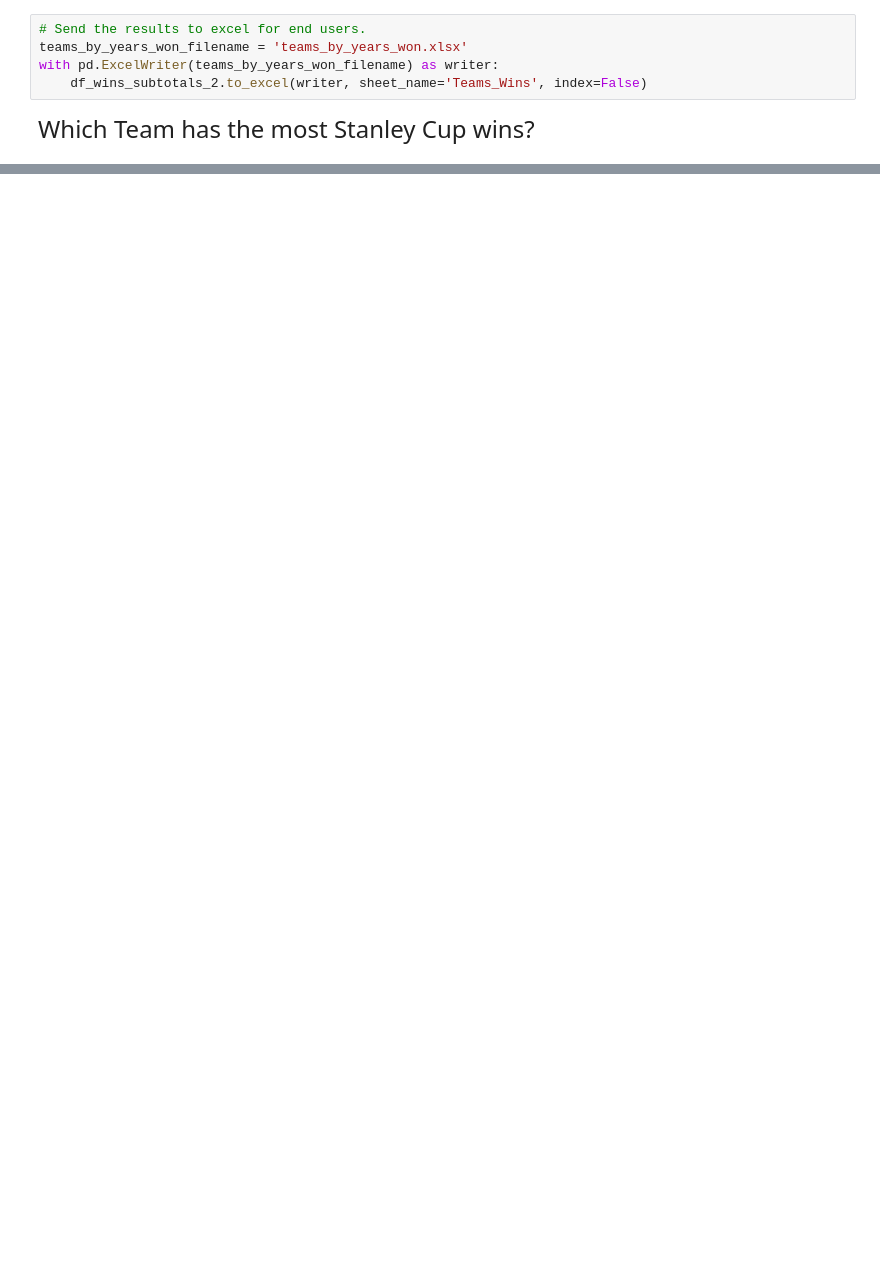
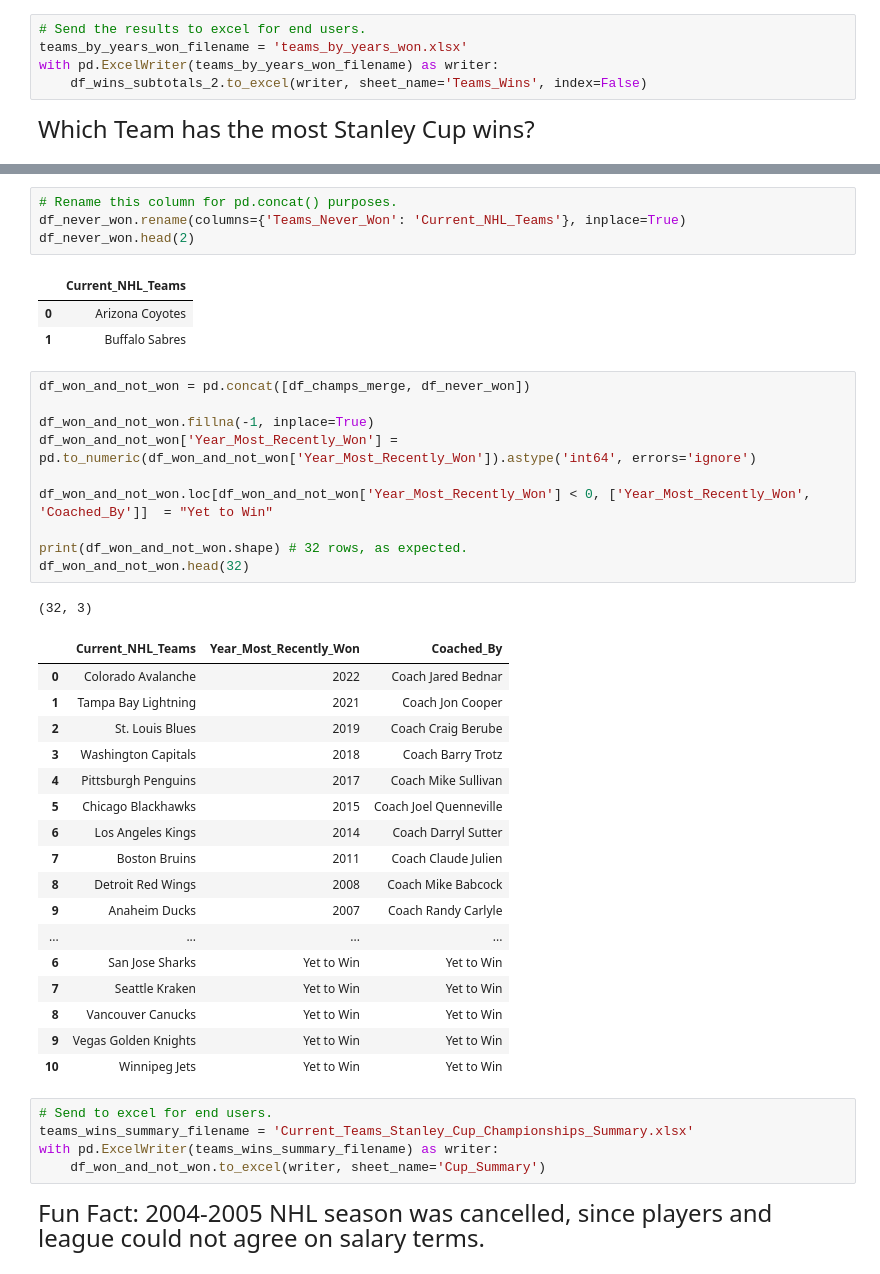
Before and after one commit to Vazquez-Michael-V/NHL_Stats, a Jupyter notebook: nhl_stats_data.ipynb, the cells around one changed output, grey strips where cells are left out. Saved outputs shown, nothing was run; the diff lists cells and outputs as text; blank space fills up the shorter version.

```diff
--- a/nhl_stats_data.ipynb
+++ b/nhl_stats_data.ipynb
@@ -159,0 +299,44 @@ df_current_teams.head(5)
+# %%
+# Rename this column for pd.concat() purposes.
+df_never_won.rename(columns={'Teams_Never_Won': 'Current_NHL_Teams'}, inplace=True)
+df_never_won.head(2)
+# %% [output]
+|  | Current_NHL_Teams |
+| 0 | Arizona Coyotes |
+| 1 | Buffalo Sabres |
+# %%
+df_won_and_not_won = pd.concat([df_champs_merge, df_never_won])
+
+df_won_and_not_won.fillna(-1, inplace=True)
+df_won_and_not_won['Year_Most_Recently_Won'] = pd.to_numeric(df_won_and_not_won['Year_Most_Recently_Won']).astype('int64', errors='ignore')
+
+df_won_and_not_won.loc[df_won_and_not_won['Year_Most_Recently_Won'] < 0, ['Year_Most_Recently_Won', 'Coached_By']]  = "Yet to Win"
+
+print(df_won_and_not_won.shape) # 32 rows, as expected.
+df_won_and_not_won.head(32)
+# %% [output]
+(32, 3)
+|  | Current_NHL_Teams | Year_Most_Recently_Won | Coached_By |
+| 0 | Colorado Avalanche | 2022 | Coach Jared Bednar |
+| 1 | Tampa Bay Lightning | 2021 | Coach Jon Cooper |
+| 2 | St. Louis Blues | 2019 | Coach Craig Berube |
+| 3 | Washington Capitals | 2018 | Coach Barry Trotz |
+| 4 | Pittsburgh Penguins | 2017 | Coach Mike Sullivan |
+| 5 | Chicago Blackhawks | 2015 | Coach Joel Quenneville |
+| 6 | Los Angeles Kings | 2014 | Coach Darryl Sutter |
+| 7 | Boston Bruins | 2011 | Coach Claude Julien |
+| 8 | Detroit Red Wings | 2008 | Coach Mike Babcock |
+| 9 | Anaheim Ducks | 2007 | Coach Randy Carlyle |
+| ... | ... | ... | ... |
+| 6 | San Jose Sharks | Yet to Win | Yet to Win |
+| 7 | Seattle Kraken | Yet to Win | Yet to Win |
+| 8 | Vancouver Canucks | Yet to Win | Yet to Win |
+| 9 | Vegas Golden Knights | Yet to Win | Yet to Win |
+| 10 | Winnipeg Jets | Yet to Win | Yet to Win |
+# %%
+# Send to excel for end users.
+teams_wins_summary_filename = 'Current_Teams_Stanley_Cup_Championships_Summary.xlsx'
+with pd.ExcelWriter(teams_wins_summary_filename) as writer:
+    df_won_and_not_won.to_excel(writer, sheet_name='Cup_Summary')
+# %% [markdown]
+<font size="5">Fun Fact: 2004-2005 NHL season was cancelled, since players and league could not agree on salary terms.</font>
```
Also changed, not shown: parts of 21 cells of this notebook.
